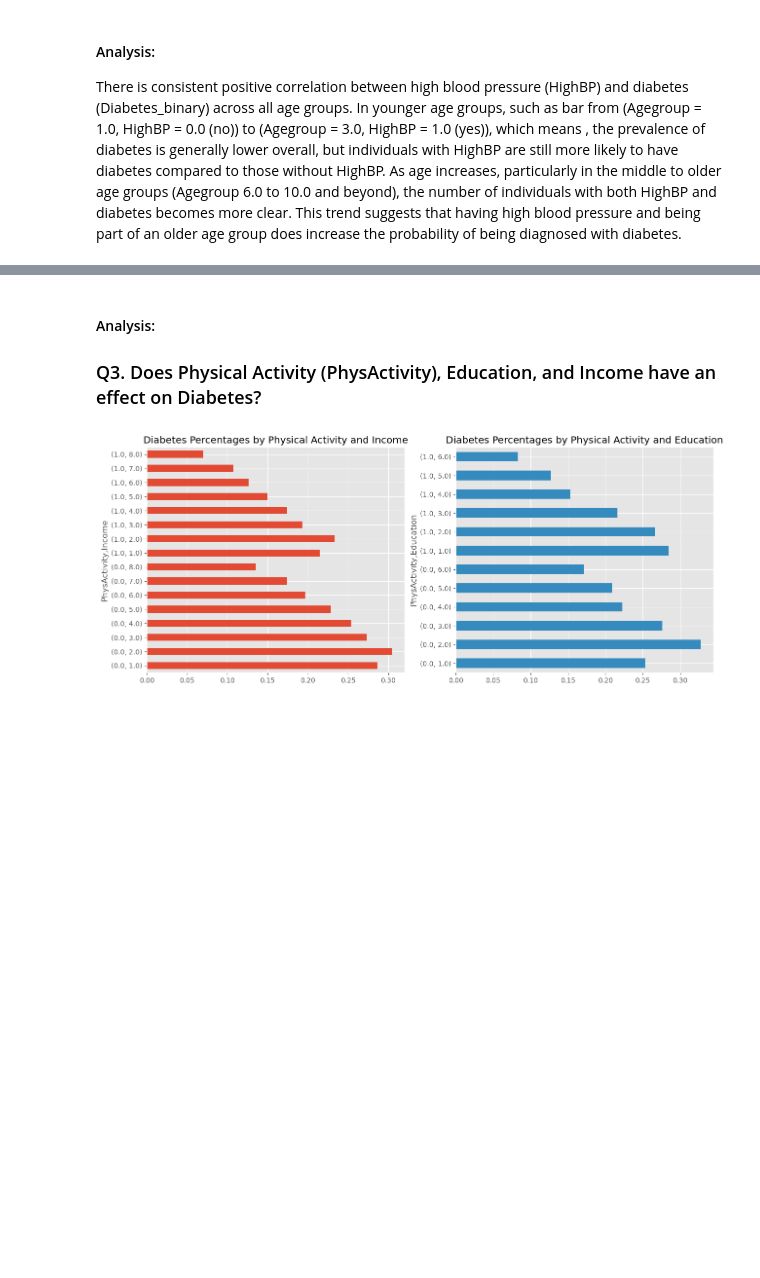
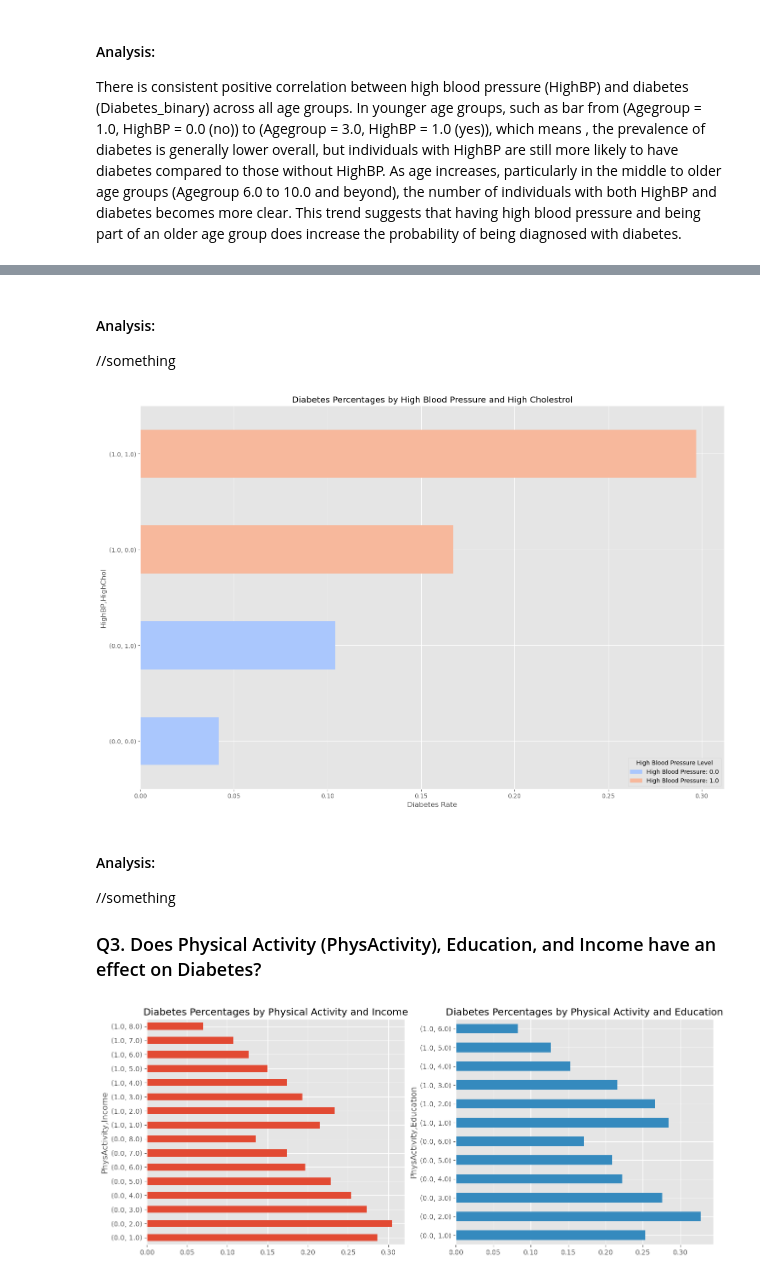
Before and after one commit to 48878679/CS-5324-Lab1, a Jupyter notebook: Lab1/Lab1.ipynb, the cells around one changed output, grey strips where cells are left out. Drawn from its saved outputs; the diff is of its cells as text; code cells hidden in the pictures; blank space fills up the shorter version.

```diff
--- a/Lab1/Lab1.ipynb
+++ b/Lab1/Lab1.ipynb
@@ -359,6 +384,46 @@ There is consistent positive correlation between high blood pressure (HighBP) an
+# %% [markdown]
+#### Analysis:
+
+//something
+# %%
+# group and tabluate the data
+df_grouped_3 = df_imputed.groupby(by=['HighBP','HighChol'], observed=True)
+diabetes_rate_3 = df_grouped_3.Diabetes_binary.sum() / df_grouped_3.Diabetes_binary.count()
+
+# plot
+plt.figure(figsize=(15, 10))
+
+# get a color palette based on the number of income levels
+n_colors = len(df_imputed['HighBP'].unique())
+colors = sns.color_palette("coolwarm", n_colors)
+
+# create dictionary mapping income levels to colors
+income_levels = sorted(df_imputed['HighBP'].unique())
+color_dict = dict(zip(income_levels, colors))
+
+ax = diabetes_rate_3.plot(kind='barh', color=[color_dict[idx[0]] for idx in diabetes_rate_3.index])
+
+plt.title('Diabetes Percentages by High Blood Pressure and High Cholestrol')
+plt.xlabel('Diabetes Rate')
+
+# Add legend
+handles = [plt.Rectangle((0,0),1,1, color=color_dict[level]) for level in income_levels]
+plt.legend(handles, [f'High Blood Pressure: {level}' for level in income_levels], title='High Blood Pressure Level')
+
+plt.tight_layout()
+plt.show()
+
+# When coding, there was difficulties reading the bar graph due to the many instances of both the income
+# and education features. So, with the help of Claude, we figured out how to map different colors from
+# a color palette to each income level so that the graph is easier to read and understand. Getting the
+# color palette, creating the dicionary mapping, and the legend, were all done with the help of Claude.
+# %% [output]
+[figure, added]
 # %% [markdown]
 #### Analysis:
 
+//something
+
 ### Q3. Does Physical Activity (PhysActivity), Education, and Income have an effect on Diabetes?
 # %%
 # Q3 - Relationship between Physical Activity (PhysActivity), Income, Education, and Diabetes (Diabetes_binary)
```
Also changed, not shown: parts of 3 cells of this notebook.
